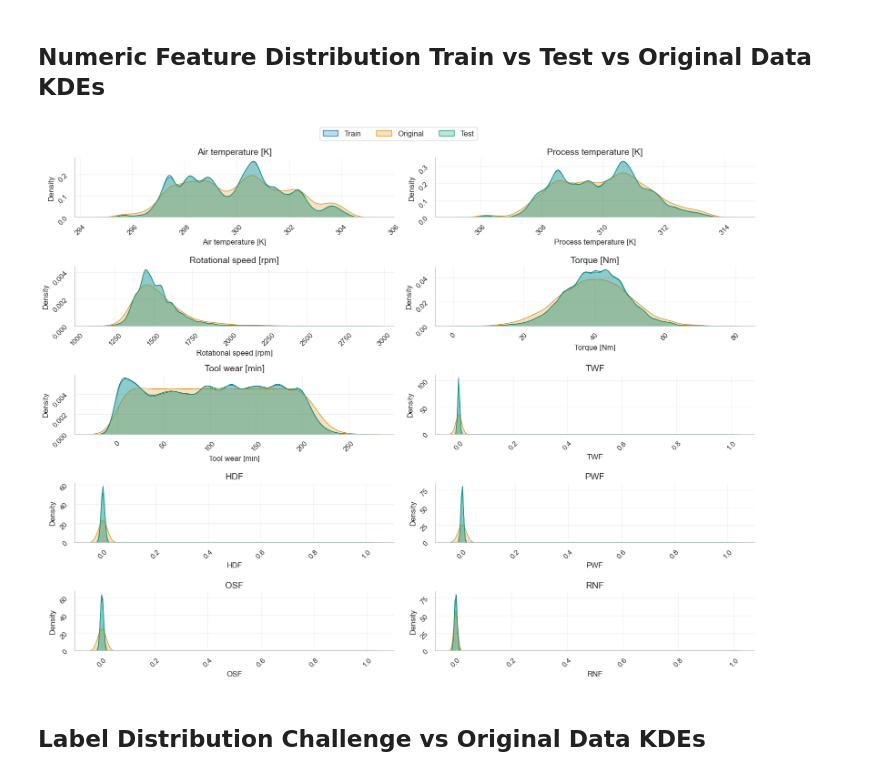
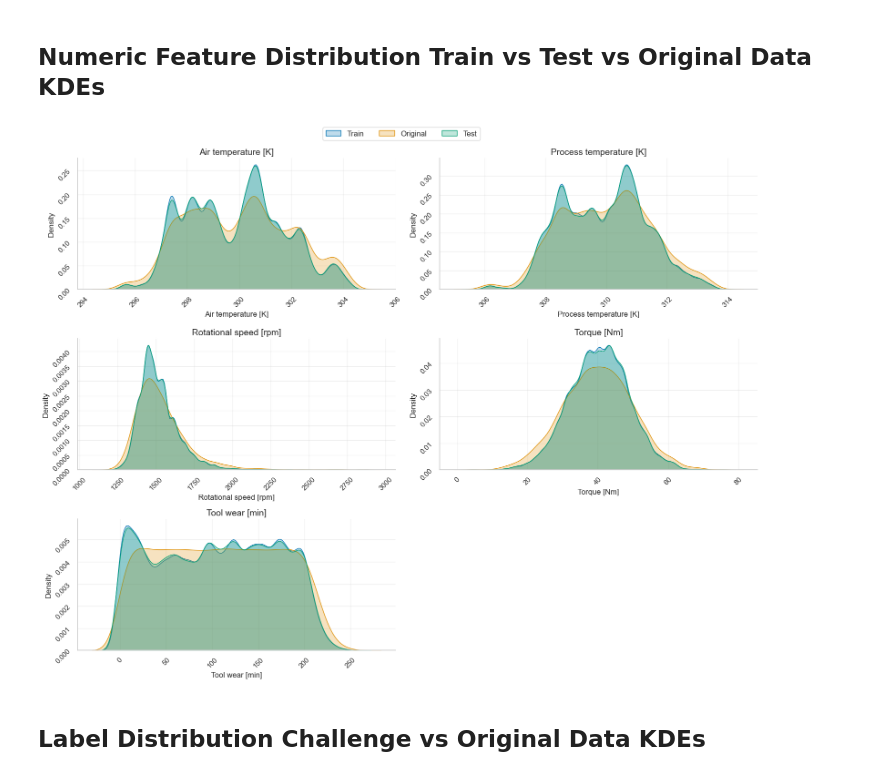
Before and after one commit to ruetha/kaggle_challenges, a Jupyter notebook: notebooks/s3e17_machine_failures.ipynb, the cells around one changed output. Saved outputs shown, nothing was run; the diff lists cells and outputs as text; code cells hidden in the pictures.

```diff
--- a/notebooks/s3e17_machine_failures.ipynb
+++ b/notebooks/s3e17_machine_failures.ipynb
@@ -179,11 +193,11 @@ orig_data.head()
 # %% [markdown]
 ## Numeric Feature Distribution Train vs Test vs Original Data KDEs
 # %%
-figure, ax = plt.subplots(5, 2, figsize=(16, 12))
+figure, ax = plt.subplots(3, 2, figsize=(16, 12))
 ax = ax.flatten()
 
 # create a list to exclude categorical features and the label
-exclude_columns = ['Product ID', 'Type', 'Machine failure']
+exclude_columns = ['Product ID', 'Type', 'Machine failure', 'TWF', 'HDF', 'PWF', 'OSF', 'RNF']
 
 for index, col_name in enumerate([col for col in train_data.columns if col not in exclude_columns]):
 
@@ -195,34 +209,37 @@ for index, col_name in enumerate([col for col in train_data.columns if col not i
     sns.kdeplot(data=orig_data[col_name],
                 label='Original',
                 fill=True,
                 ax=ax[index])
 
     sns.kdeplot(data=test_data[col_name],
                 label='Test',
                 fill=True,
                 ax=ax[index])
 
     ax[index].set_title(col_name, fontsize=14)
 
     ax[index].tick_params(labelrotation=45)
 
     # Retrieve legend information
     handles = ax[index].get_legend_handles_labels()[0]
     labels = ax[index].get_legend_handles_labels()[1]
     ax[index].legend().remove()
 
+# Remove the empty subplots
+figure.delaxes(ax[-1])
+
 # Set the legend
 figure.legend(handles,
               labels,
               loc='upper center',
               bbox_to_anchor=(0.5, 1.03),
               fontsize=12,
               ncol=3)
 
 plt.tight_layout()
 plt.show()
 # %% [output]
-[figure, old version]
+[figure, new version]
 # %% [markdown]
 ## Label Distribution Challenge vs Original Data KDEs
 # %%
```
Also changed, not shown: parts of 10 cells of this notebook, 1 other file.
